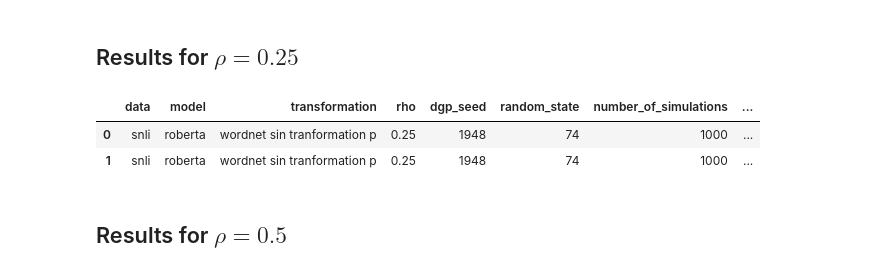
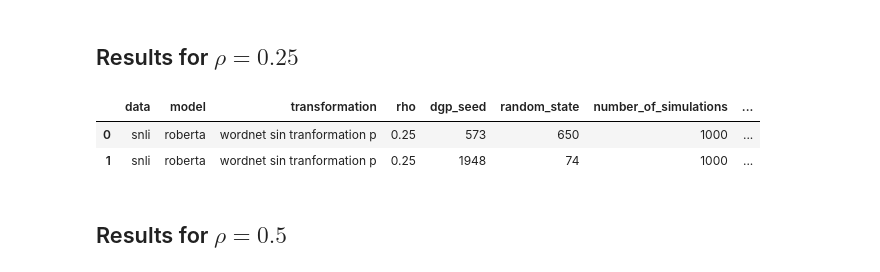
Before and after one commit to lukewanless/looking-for-equivalences, a Jupyter notebook: src/check_results_roberta_base_p.ipynb, the cells around one changed output. Saved outputs shown, nothing was run; the diff lists cells and outputs as text; code cells hidden in the pictures.

```diff
--- a/src/check_results_roberta_base_p.ipynb
+++ b/src/check_results_roberta_base_p.ipynb
@@ -27,26 +27,18 @@ show_df(df_rho_0)
 # %% [markdown]
 ## Results for $\rho = 0.25$
 # %%
-# df1 = pd.read_csv("results/snli/roberta_base/sin_p/rho_0p25_dgp_seed_403_random_state_829.csv")
-# diff1 = pd.read_csv("raw_results/snli/roberta_base/sin_p/rho_0p25_dgp_seed_403_random_state_829_results.csv")
-# df1_new = update_results_with_cochran_test(df1, diff1)
-
-# fake
-df1 = pd.read_csv("results/snli/roberta_base/sin_p/rho_0p25_dgp_seed_1948_random_state_74.csv")
-diff1 = pd.read_csv("raw_results/snli/roberta_base/sin_p/rho_0p25_dgp_seed_1948_random_state_74_results.csv")
+df1 = pd.read_csv("results/snli/roberta_base/sin_p/rho_0p25_dgp_seed_573_random_state_650.csv")
+diff1 = pd.read_csv("raw_results/snli/roberta_base/sin_p/rho_0p25_dgp_seed_573_random_state_650_results.csv")
 df1_new = update_results_with_cochran_test(df1, diff1)
-
-
-
 df2 = pd.read_csv("results/snli/roberta_base/sin_p/rho_0p25_dgp_seed_1948_random_state_74.csv")
 diff2 = pd.read_csv("raw_results/snli/roberta_base/sin_p/rho_0p25_dgp_seed_1948_random_state_74_results.csv")
 df2_new = update_results_with_cochran_test(df2, diff2)
 df_rho_0p25 = pd.concat([df1_new, df2_new]).reset_index(drop=True)
 df_rho_0p25 = get_standart_results(df_rho_0p25)
 show_df(df_rho_0p25)
 # %% [output]
 |  | data | model | transformation | rho | dgp_seed | random_state | number_of_simulations | ... |
-| 0 | snli | roberta | wordnet sin tranformation p | 0.25 | 1948 | 74 | 1000 | ... |
+| 0 | snli | roberta | wordnet sin tranformation p | 0.25 | 573 | 650 | 1000 | ... |
 | 1 | snli | roberta | wordnet sin tranformation p | 0.25 | 1948 | 74 | 1000 | ... |
 # %% [markdown]
 ## Results for $\rho = 0.5$
```
Also changed, not shown: parts of 3 cells of this notebook, 8 other files.
